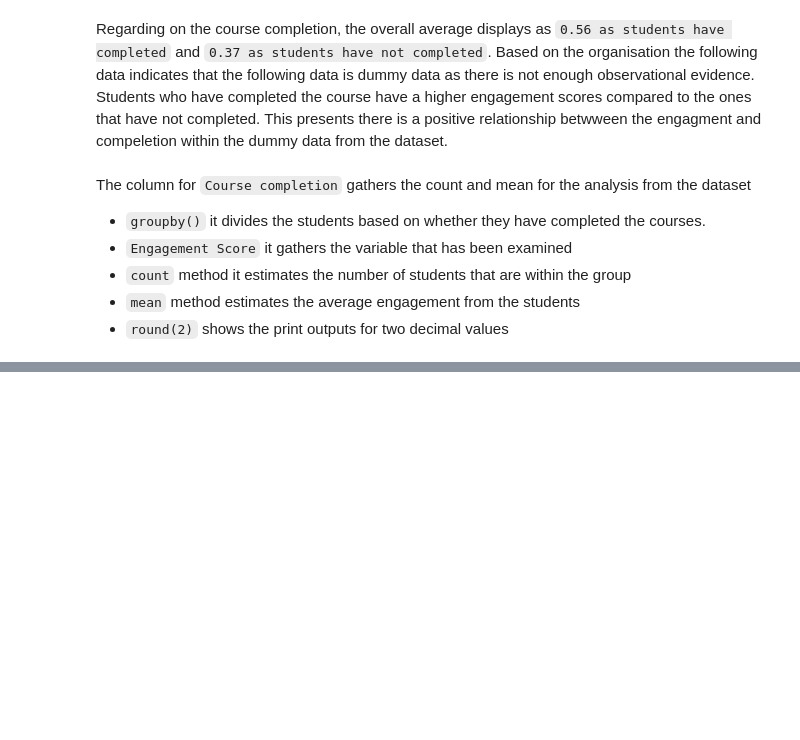
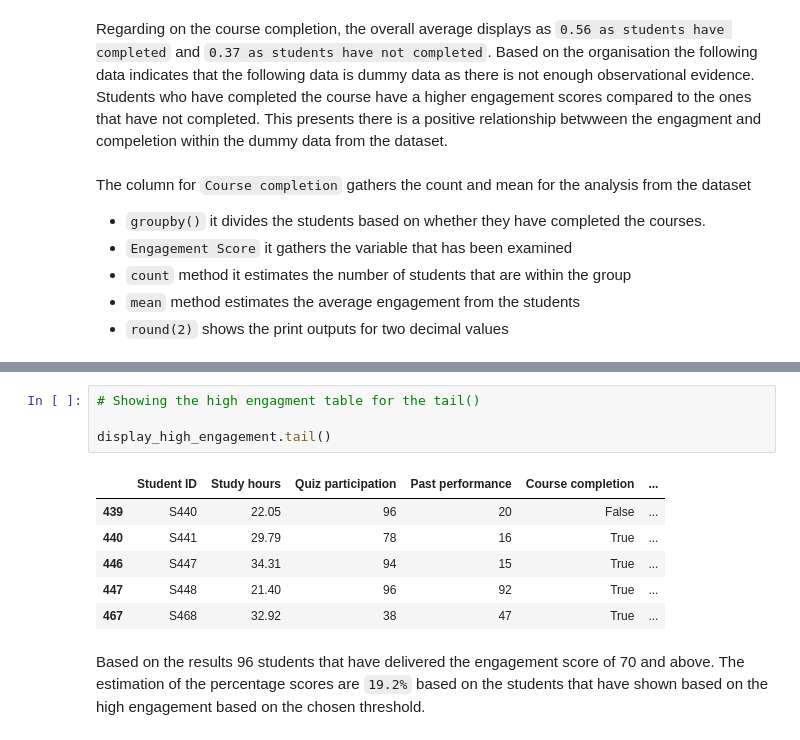
Before and after one commit to x26137216/CA1_AI_Programming, a Jupyter notebook: CA1_AI_Programming.ipynb, the cells around one changed output, grey strips where cells are left out. Cells and saved outputs as stored; diff of their text form; blank space fills up the shorter version.

```diff
--- a/CA1_AI_Programming.ipynb
+++ b/CA1_AI_Programming.ipynb
@@ -517,0 +540,13 @@ The column for `Course completion` gathers the count and mean for the analysis f
+# %%
+# Showing the high engagment table for the tail()
+
+display_high_engagement.tail()
+# %% [output]
+|  | Student ID | Study hours | Quiz participation | Past performance | Course completion | ... |
+| 439 | S440 | 22.05 | 96 | 20 | False | ... |
+| 440 | S441 | 29.79 | 78 | 16 | True | ... |
+| 446 | S447 | 34.31 | 94 | 15 | True | ... |
+| 447 | S448 | 21.40 | 96 | 92 | True | ... |
+| 467 | S468 | 32.92 | 38 | 47 | True | ... |
+# %% [markdown]
+Based on the results 96 students that have delivered the engagement score of 70 and above. The estimation of the percentage scores are `19.2%` based on the students that have shown based on the high engagement based on the chosen threshold.
```
Also changed, not shown: parts of 3 cells of this notebook.
